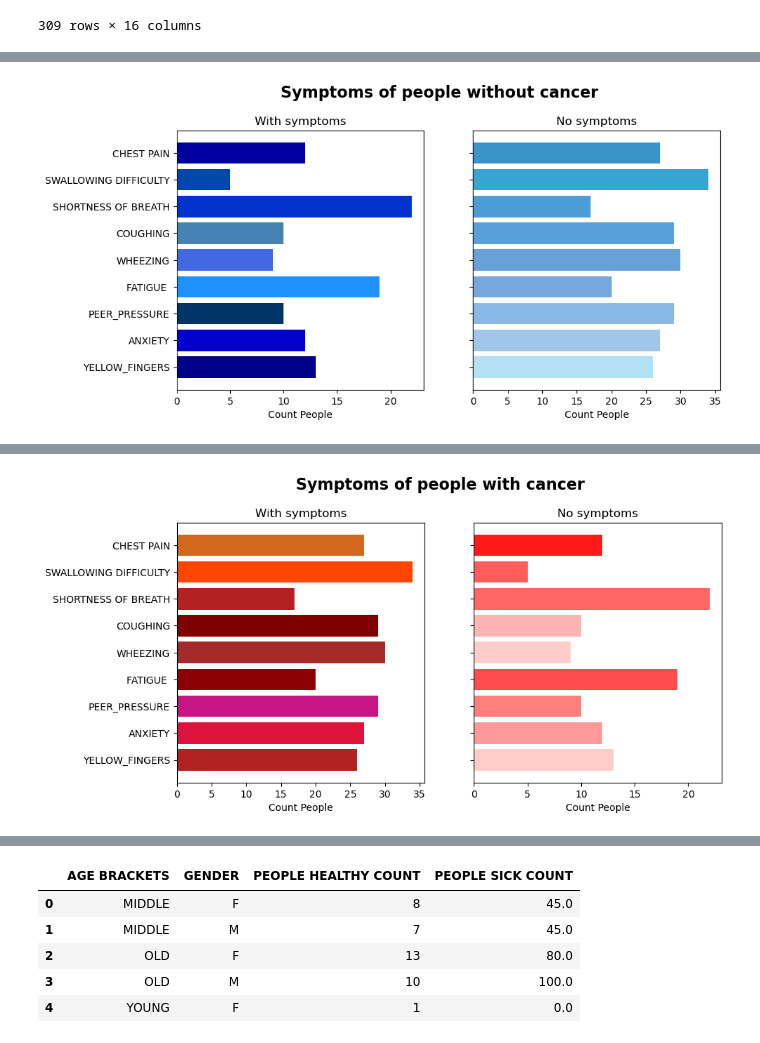
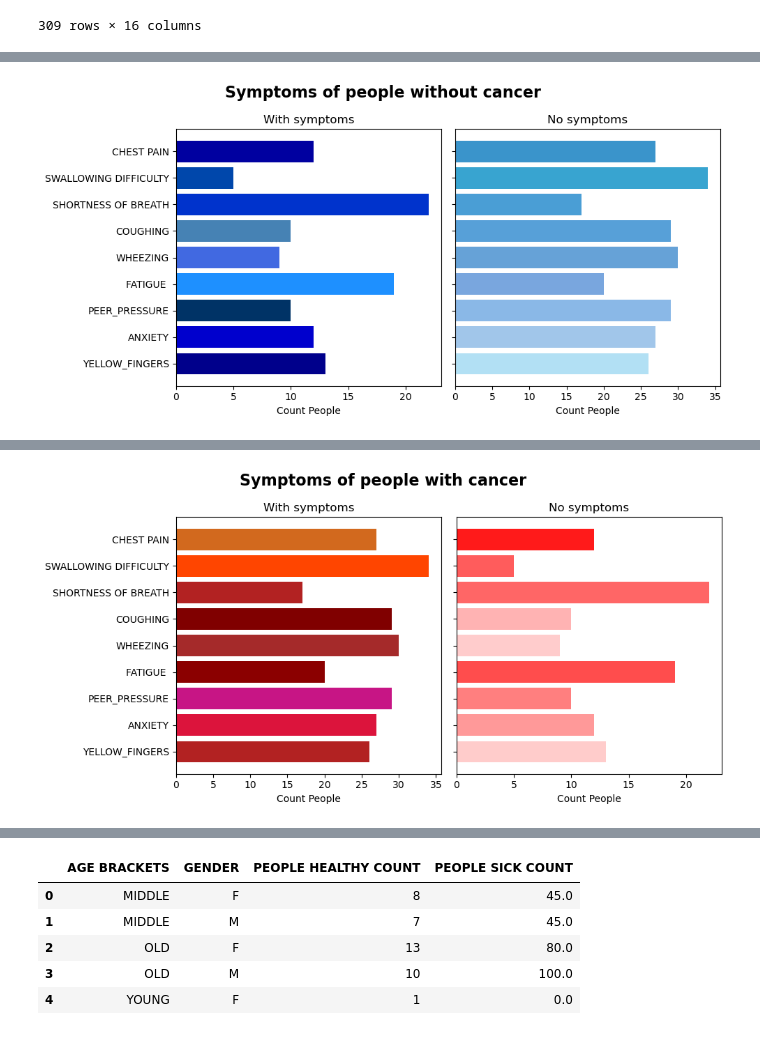
Before and after one commit to Paty1355/Data-Visualization-Project, a Jupyter notebook: DataVisualizationProject.ipynb, the cells around one changed output, grey strips where cells are left out. Drawn from its saved outputs; the diff is of its cells as text; code cells hidden in the pictures.

```diff
--- a/DataVisualizationProject.ipynb
+++ b/DataVisualizationProject.ipynb
@@ -229,6 +229,7 @@ ax[1].set(title="No symptoms", xlabel = "Count People");
 
 fig.suptitle("Symptoms of people without cancer", fontsize=16, fontweight="bold");
 plt.subplots_adjust(top=0.85)
+plt.tight_layout()
 # %% [output]
-[figure, old version]
+[figure, new version]
 # %%
@@ -242,20 +243,21 @@ count_symptoms_yes
 # %%
 fig, ax = plt.subplots(nrows=1,
                       ncols=2,
                       figsize=(10,5),
                       sharey=True)
 
 pastel_red_shades = ['#ffcccb',  '#ff9999', '#ff7f7f',  '#ff4d4d','#ffcccc',  '#ffb3b3','#ff6666', '#ff5c5c', '#ff1a1a']
 dark_red_shades = ['#b22222','#dc143c','#c71585', '#8b0000', '#a52a2a', '#800000', '#b22222', '#ff4500','#d2691e']
 
 barh1 = ax[0].barh(count_symptoms_yes.columns, count_symptoms_no.values[0], color=dark_red_shades)
 ax[0].set(title="With symptoms", xlabel = "Count People");
 
 barh1 = ax[1].barh(count_symptoms_yes.columns, count_symptoms_no.values[1], color=pastel_red_shades)
 ax[1].set(title="No symptoms", xlabel = "Count People");
 
 fig.suptitle("Symptoms of people with cancer", fontsize=16, fontweight="bold");
 plt.subplots_adjust(top=0.85)
+plt.tight_layout()
 # %% [output]
-[figure, old version]
+[figure, new version]
 # %%
```
Also changed, not shown: parts of 3 cells of this notebook, 2 other files.
